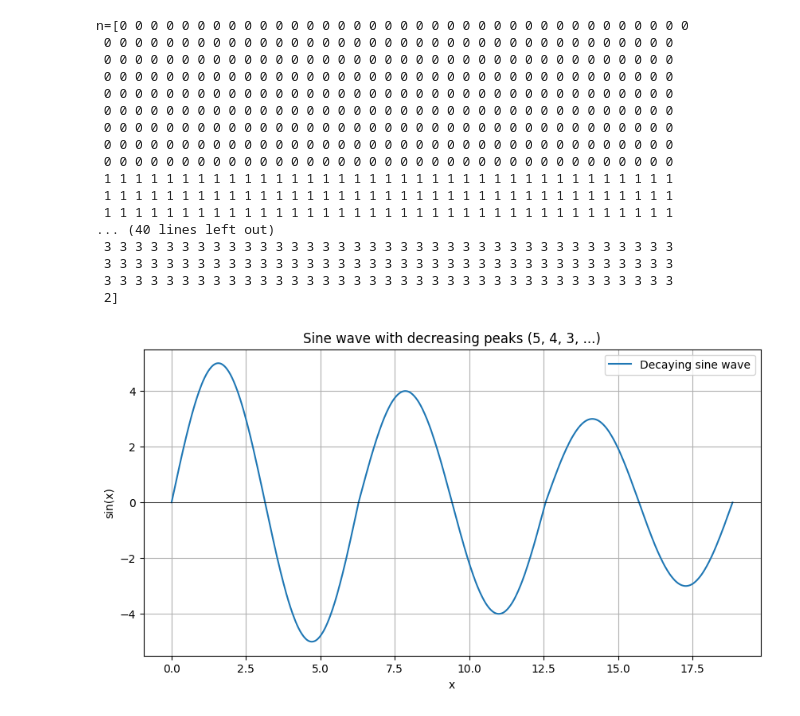
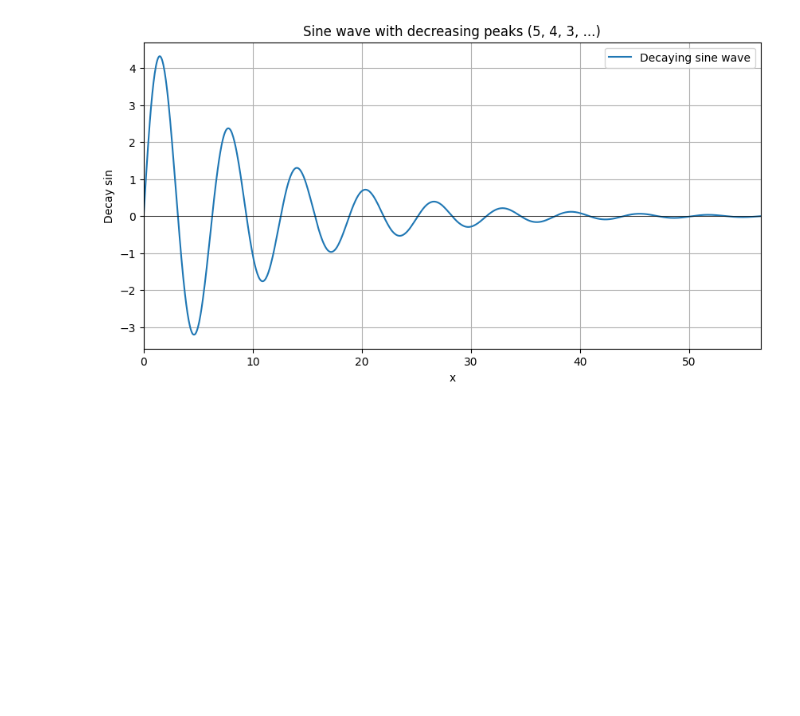
Before and after one commit to Panreta/Math, a Jupyter notebook: Fundament/Numerical result.ipynb, the cells around one changed output. Cells and saved outputs as stored; diff of their text form; code cells hidden in the pictures; blank space fills up the shorter version.

```diff
--- a/Fundament/Numerical result.ipynb
+++ b/Fundament/Numerical result.ipynb
@@ -1,48 +1,31 @@
 # %%
 import numpy as np
 import matplotlib.pyplot as plt
 
 # Create x values from 0 to 6π (enough to see several peaks)
-x = np.linspace(0, 6*np.pi, 1000)
+end_x = 18*np.pi
+x = np.linspace(0, end_x, 1000)
 
 # Create a decaying sine function where each peak is reduced by 1
 # We'll use floor division to count complete periods and subtract accordingly
 def decaying_sine(x):
     period = 2*np.pi  # Full period of sine function
-    n = (x // period).astype(int)  # Count complete periods
-    print(f"n={n}")
-    decay_factor = np.maximum(5 - n, 1)  # Decrease by 1 each peak, minimum 1
-    print(f"decay_factor:{decay_factor}")
-    return decay_factor * np.sin(x)
+    # n = (x // period).astype(int)  # Count complete periods
+    decay_factor = 1.1**(-x)
+    return 5*decay_factor * np.sin(x)
 
 y = decaying_sine(x)
 
 # Plot the function
 plt.figure(figsize=(10, 5))
 plt.plot(x, y, label='Decaying sine wave')
 plt.title('Sine wave with decreasing peaks (5, 4, 3, ...)')
+plt.xlim(0,end_x)
 plt.xlabel('x')
-plt.ylabel('sin(x)')
+plt.ylabel('Decay sin')
 plt.grid(True)
 plt.axhline(0, color='black', linewidth=0.5)  # Add x-axis
 plt.legend()
 plt.show()
 # %% [output]
-n=[0 0 0 0 0 0 0 0 0 0 0 0 0 0 0 0 0 0 0 0 0 0 0 0 0 0 0 0 0 0 0 0 0 0 0 0 0
- 0 0 0 0 0 0 0 0 0 0 0 0 0 0 0 0 0 0 0 0 0 0 0 0 0 0 0 0 0 0 0 0 0 0 0 0 0
- 0 0 0 0 0 0 0 0 0 0 0 0 0 0 0 0 0 0 0 0 0 0 0 0 0 0 0 0 0 0 0 0 0 0 0 0 0
- 0 0 0 0 0 0 0 0 0 0 0 0 0 0 0 0 0 0 0 0 0 0 0 0 0 0 0 0 0 0 0 0 0 0 0 0 0
- 0 0 0 0 0 0 0 0 0 0 0 0 0 0 0 0 0 0 0 0 0 0 0 0 0 0 0 0 0 0 0 0 0 0 0 0 0
- 0 0 0 0 0 0 0 0 0 0 0 0 0 0 0 0 0 0 0 0 0 0 0 0 0 0 0 0 0 0 0 0 0 0 0 0 0
- 0 0 0 0 0 0 0 0 0 0 0 0 0 0 0 0 0 0 0 0 0 0 0 0 0 0 0 0 0 0 0 0 0 0 0 0 0
- 0 0 0 0 0 0 0 0 0 0 0 0 0 0 0 0 0 0 0 0 0 0 0 0 0 0 0 0 0 0 0 0 0 0 0 0 0
- 0 0 0 0 0 0 0 0 0 0 0 0 0 0 0 0 0 0 0 0 0 0 0 0 0 0 0 0 0 0 0 0 0 0 0 0 0
- 1 1 1 1 1 1 1 1 1 1 1 1 1 1 1 1 1 1 1 1 1 1 1 1 1 1 1 1 1 1 1 1 1 1 1 1 1
- 1 1 1 1 1 1 1 1 1 1 1 1 1 1 1 1 1 1 1 1 1 1 1 1 1 1 1 1 1 1 1 1 1 1 1 1 1
- 1 1 1 1 1 1 1 1 1 1 1 1 1 1 1 1 1 1 1 1 1 1 1 1 1 1 1 1 1 1 1 1 1 1 1 1 1
-... (40 lines left out)
- 3 3 3 3 3 3 3 3 3 3 3 3 3 3 3 3 3 3 3 3 3 3 3 3 3 3 3 3 3 3 3 3 3 3 3 3 3
- 3 3 3 3 3 3 3 3 3 3 3 3 3 3 3 3 3 3 3 3 3 3 3 3 3 3 3 3 3 3 3 3 3 3 3 3 3
- 3 3 3 3 3 3 3 3 3 3 3 3 3 3 3 3 3 3 3 3 3 3 3 3 3 3 3 3 3 3 3 3 3 3 3 3 3
- 2]
-[figure, old version]
+[figure, new version]
```
Also changed, not shown: parts of 1 cell of this notebook.
